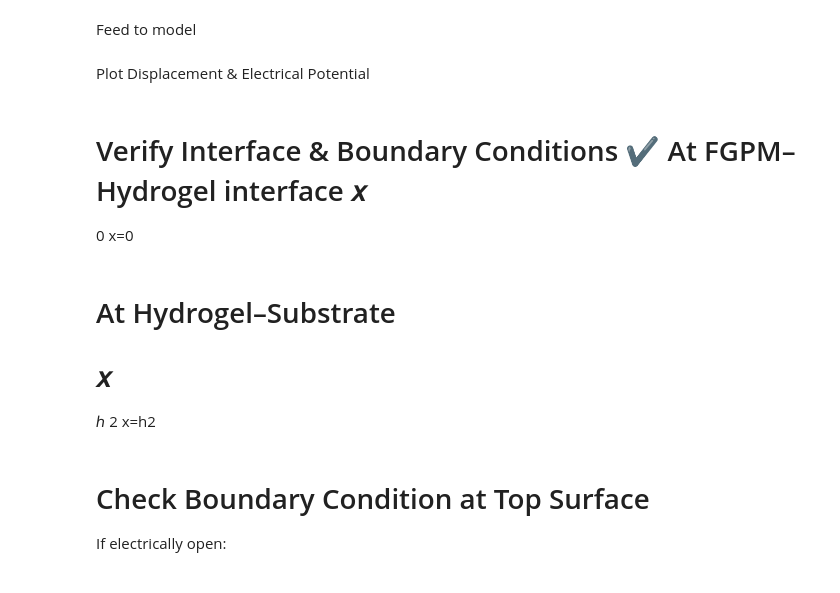
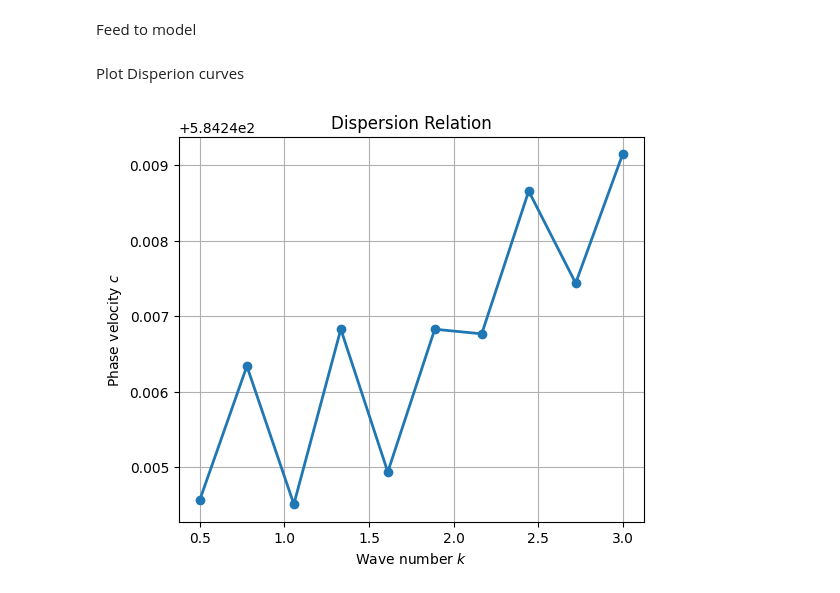
Before and after one commit to mayankjha-my/PINN, a Jupyter notebook: experiments/PINN_three_layer_system.ipynb, the cells around one changed output. Cells and saved outputs as stored; diff of their text form; code cells hidden in the pictures.

Commit message:
code for the 2 layers

```diff
--- a/experiments/PINN_three_layer_system.ipynb
+++ b/experiments/PINN_three_layer_system.ipynb
@@ -58,7 +69,8 @@ PINN(
 # Load Config & Geometry
 # %%
 geom = CONFIG["GEOMETRY"]
-p1 = CONFIG["FGPM"]
-p2 = CONFIG["HYDROGEL"]
-p3 = CONFIG["SUBSTRATE"]
+
+params_layer = CONFIG["LAYER"]
+params_half  = CONFIG["HALFSPACE"]
+dispersion = []   # <-- DEFINE DISPERSION HERE
 # %% [markdown]
@@ -65,0 +78,7 @@ p3 = CONFIG["SUBSTRATE"]
+# %%
+c = torch.nn.Parameter(
+    torch.tensor(
+        (params_layer["mu44_0"] / params_layer["rho_0"])**0.5,
+        device=DEVICE
+    )
+)
@@ -66,8 +87,8 @@ p3 = CONFIG["SUBSTRATE"]
 # %%
 optimizer = optim.Adam(
-    list(net1.parameters()) +
-    list(net2.parameters()) +
-    list(net3.parameters()),
+    list(model_layer.parameters()) +
+    list(model_half.parameters()) +
+    [c],
     lr=1e-3
 )
 # %% [markdown]
@@ -183,31 +221,24 @@ with torch.no_grad():
 # %% [markdown]
-Plot Displacement & Electrical Potential
+Plot Disperion curves
 # %%
 import matplotlib.pyplot as plt
+import torch
 
-plt.figure(figsize=(12,5))
+# dispersion: shape (N, 2) → [k, c]
+dispersion = torch.tensor(dispersion)
+# dispersion: shape (N, 2) → [k, c]
+k_vals = dispersion[:, 0]
+c_vals = dispersion[:, 1]
 
-plt.subplot(1,2,1)
-plt.plot(x_fgpm.cpu(), w1.cpu(), label="FGPM")
-plt.plot(x_hydro.cpu(), w2.cpu(), label="Hydrogel")
-plt.plot(x_sub.cpu(), w3.cpu(), label="Substrate")
-plt.title("Displacement w(x)")
-plt.xlabel("x")
-plt.grid(); plt.legend()
 
-plt.subplot(1,2,2)
-plt.plot(x_fgpm.cpu(), phi1.cpu(), label="FGPM")
-plt.plot(x_hydro.cpu(), phi2.cpu(), label="Hydrogel")
-plt.plot(x_sub.cpu(), phi3.cpu(), label="Substrate")
-plt.title("Electric Potential φ(x)")
-plt.xlabel("x")
-plt.grid(); plt.legend()
+plt.figure(figsize=(6,5))
+plt.plot(k_vals, c_vals, 'o-', linewidth=2, markersize=6)
+
+plt.xlabel("Wave number $k$")
+plt.ylabel("Phase velocity $c$")
+plt.title("Dispersion Relation")
+plt.grid(True)
 
 plt.show()
+# %% [output]
+[figure, added]
-# %% [markdown]
-Verify Interface & Boundary Conditions
-✔ At FGPM–Hydrogel interface
-𝑥
-=
-0
-x=0
@@ -222,7 +244,0 @@ print("Jump in φ:", (phi1_0-phi2_0).item())
-# %% [markdown]
-# At Hydrogel–Substrate
-𝑥
-=
-ℎ
-2
-x=h2
@@ -237,4 +244,0 @@ print("Jump in φ:", (phi2_h-phi3_h).item())
-# %% [markdown]
-# Check Boundary Condition at Top Surface
-
-If electrically open:
```
Also changed, not shown: parts of 12 cells of this notebook, 9 other files.
